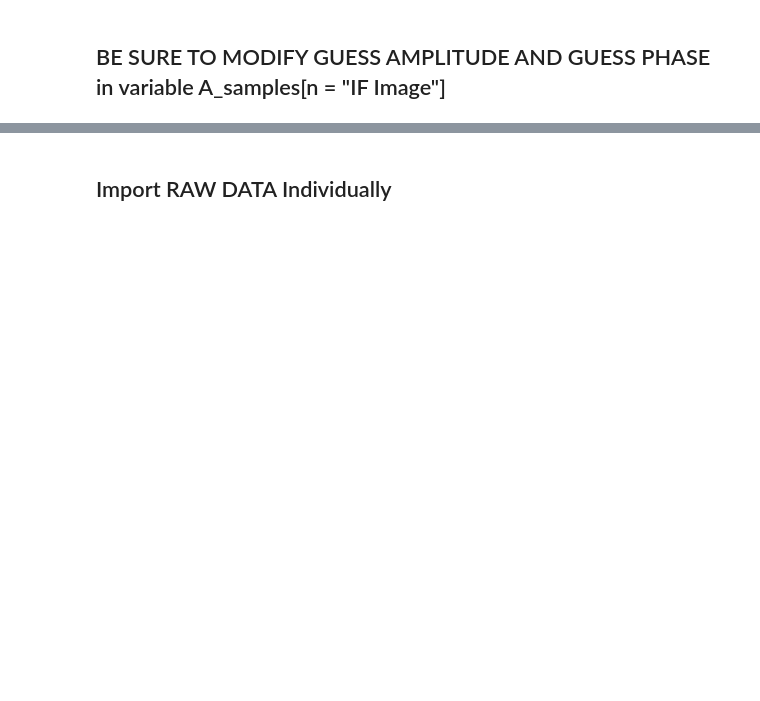
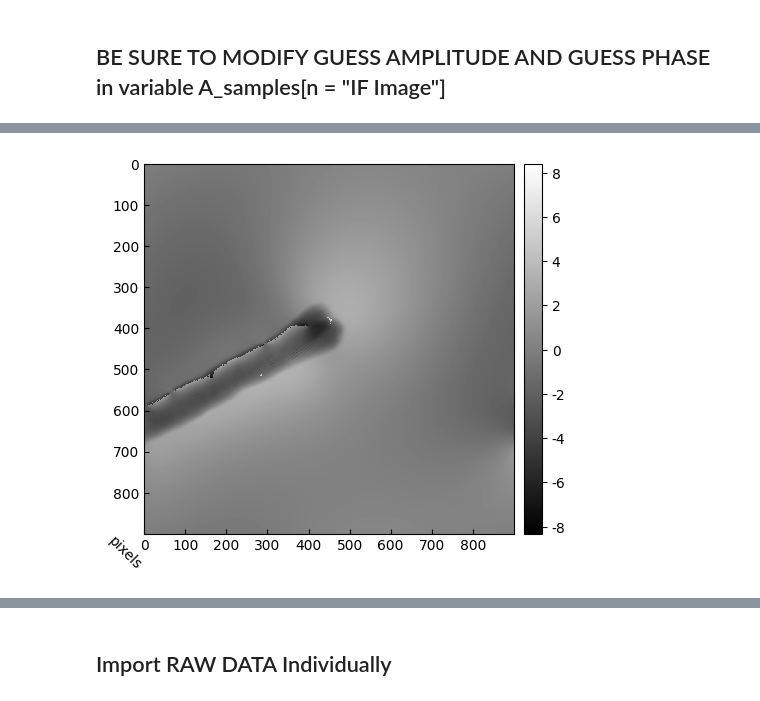
Before and after one commit to KaynaL-MT/AD_LTEM, a Jupyter notebook: KaynaL-MT/RMAD_NiFe_Nanowire2.ipynb, the cells around one changed output, grey strips where cells are left out. Cells and saved outputs as stored; diff of their text form; code cells hidden in the pictures; blank space fills up the shorter version.

```diff
--- a/KaynaL-MT/RMAD_NiFe_Nanowire2.ipynb
+++ b/KaynaL-MT/RMAD_NiFe_Nanowire2.ipynb
@@ -412,0 +443,6 @@ imwrite("../../../Lorentz_Copies/Mumax_LTEM_SIM/2023_07_07/LTEM_sim_micro_2.7_51
+# %%
+show_im(result_phase)
+
+imwrite(f"{data_dir}{file_dir}{anly_dir}2024-03-10_RMAD_phase_(1-21)-4k.tif", result_phase)
+# %% [output]
+[figure, added]
```
Also changed, not shown: parts of 36 cells of this notebook.
